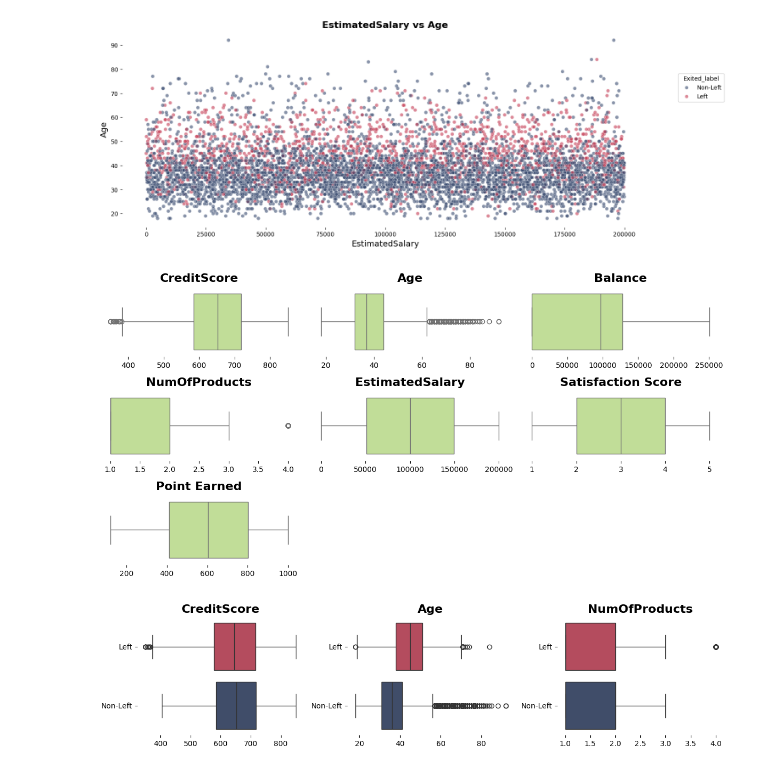
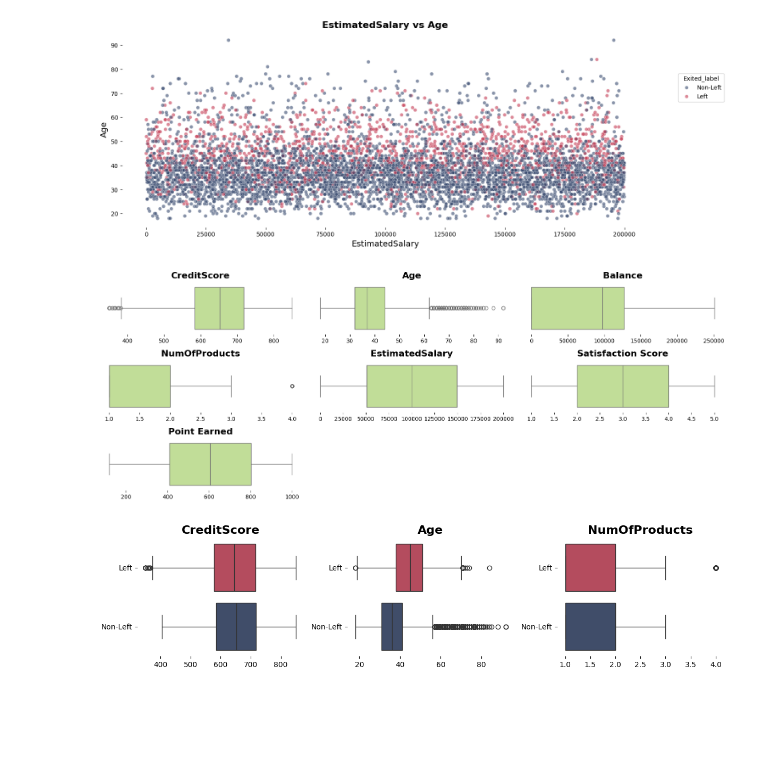
Before and after one commit to rvanguita/bank_customer_churn, a Jupyter notebook: main.ipynb, the cells around one changed output. Drawn from its saved outputs; the diff is of its cells as text; code cells hidden in the pictures; blank space fills up the shorter version.

```diff
--- a/main.ipynb
+++ b/main.ipynb
@@ -174,12 +174,12 @@ visualizer.plot_custom_scatterplot(x=x, y=y, hue=hue, custom_palette=custom_pale
 # %%
 boxplot_features = ['CreditScore', 'Age', 'Balance', 'NumOfProducts', 'EstimatedSalary', 'Satisfaction Score', 'Point Earned']
 
 # data_visualizations(df, boxplot_features, boxplot=True, figsize=(12, 6))
 
-visualizer = DataVisualizer(df, figsize=(12, 6))
+visualizer = DataVisualizer(df, figsize=(16, 6))
 visualizer.plot_boxplot(features=boxplot_features)
 # %% [output]
-[figure, old version]
+[figure, new version]
 # %%
 boxplot_features = ['CreditScore', 'Age', 'NumOfProducts']
 hue = 'Exited_label'
```
Also changed, not shown: parts of 8 cells of this notebook, 1 other file.
